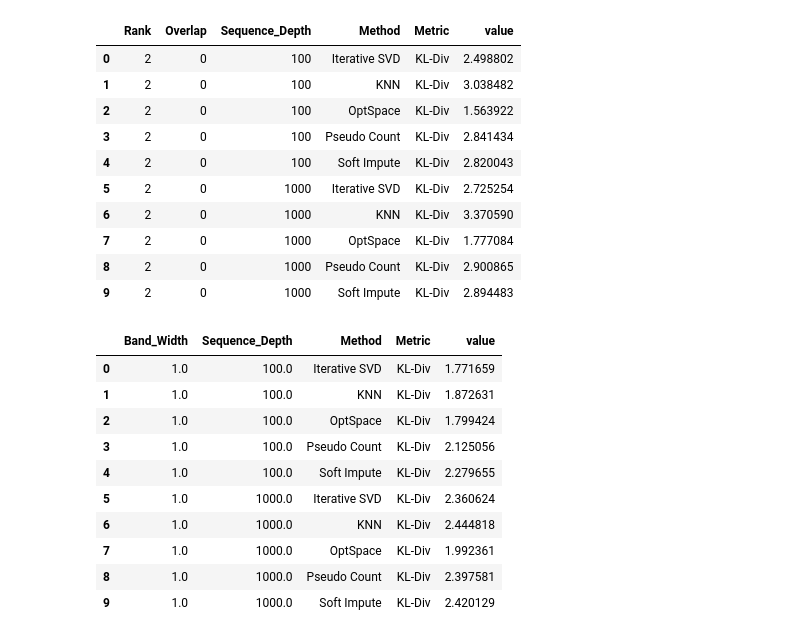
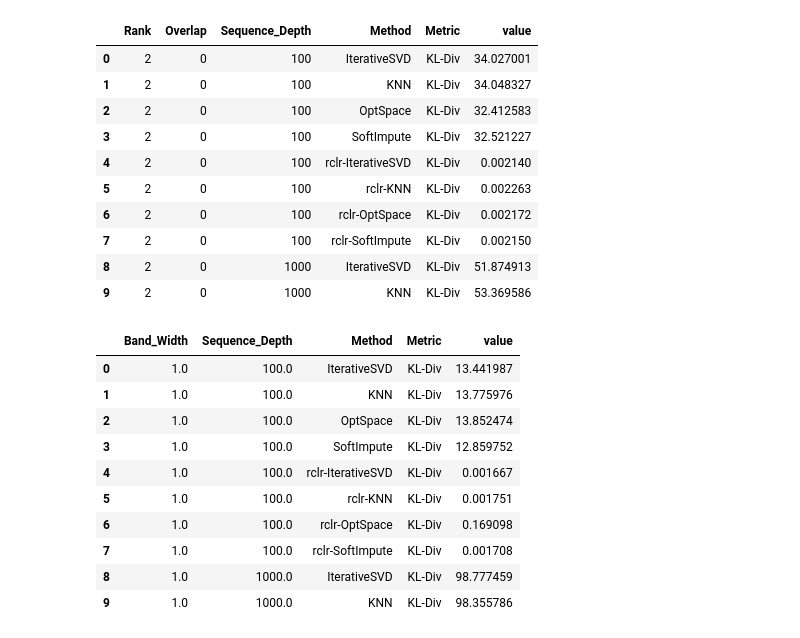
Before and after one commit to biocore/DEICODE, a Jupyter notebook: Benchmarking/simulations.ipynb, the cells around one changed output. Saved outputs shown, nothing was run; the diff lists cells and outputs as text; code cells hidden in the pictures.

```diff
--- a/Benchmarking/simulations.ipynb
+++ b/Benchmarking/simulations.ipynb
@@ -15,29 +0,0 @@ def display_side_by_side(*args):
-# %%
-
-#import and view results from simuilation
-cluster_results=pd.read_csv('cluster_models/results.csv')
-gradient_results=pd.read_csv('gradient_models/results.csv')
-display_side_by_side(cluster_results.head(10),gradient_results.head(10))
-# %% [output]
-|  | Rank | Overlap | Sequence_Depth | Method | Metric | value |
-| 0 | 2 | 0 | 100 | Iterative SVD | KL-Div | 2.498802 |
-| 1 | 2 | 0 | 100 | KNN | KL-Div | 3.038482 |
-| 2 | 2 | 0 | 100 | OptSpace | KL-Div | 1.563922 |
-| 3 | 2 | 0 | 100 | Pseudo Count | KL-Div | 2.841434 |
-| 4 | 2 | 0 | 100 | Soft Impute | KL-Div | 2.820043 |
-| 5 | 2 | 0 | 1000 | Iterative SVD | KL-Div | 2.725254 |
-| 6 | 2 | 0 | 1000 | KNN | KL-Div | 3.370590 |
-| 7 | 2 | 0 | 1000 | OptSpace | KL-Div | 1.777084 |
-| 8 | 2 | 0 | 1000 | Pseudo Count | KL-Div | 2.900865 |
-| 9 | 2 | 0 | 1000 | Soft Impute | KL-Div | 2.894483 |
-|  | Band_Width | Sequence_Depth | Method | Metric | value |
-| 0 | 1.0 | 100.0 | Iterative SVD | KL-Div | 1.771659 |
-| 1 | 1.0 | 100.0 | KNN | KL-Div | 1.872631 |
-| 2 | 1.0 | 100.0 | OptSpace | KL-Div | 1.799424 |
-| 3 | 1.0 | 100.0 | Pseudo Count | KL-Div | 2.125056 |
-| 4 | 1.0 | 100.0 | Soft Impute | KL-Div | 2.279655 |
-| 5 | 1.0 | 1000.0 | Iterative SVD | KL-Div | 2.360624 |
-| 6 | 1.0 | 1000.0 | KNN | KL-Div | 2.444818 |
-| 7 | 1.0 | 1000.0 | OptSpace | KL-Div | 1.992361 |
-| 8 | 1.0 | 1000.0 | Pseudo Count | KL-Div | 2.397581 |
-| 9 | 1.0 | 1000.0 | Soft Impute | KL-Div | 2.420129 |
@@ -43,0 +68,40 @@ display_side_by_side(cluster_results.head(10),gradient_results.head(10))
+# %%
+#import a few ordinations to plot
+clust=['2_20_1000_PCA','2_20_1000_RPCA',
+     '2_20_2000_PCA','2_20_2000_RPCA']
+clustord=pd.concat({tuple(x.split('_')):pd.read_csv('cluster_models/ordination/'+x+'.csv',
+                                                   index_col=0) for x in clust},axis=0)[['PC1','PC2']]
+
+grad=['1.0_1000.0_PCA','1.0_1000.0_RPCA',
+     '1.0_2000.0_PCA','1.0_2000.0_RPCA']
+gradord=pd.concat({tuple(x.split('_')):pd.read_csv('gradient_models/ordination/'+x+'.csv',
+                                                  index_col=0) for x in grad},axis=0)[['PC1','PC2']]
+
+
+#import and view results from simuilation
+cluster_results=pd.read_csv('cluster_models/results.csv')
+gradient_results=pd.read_csv('gradient_models/results.csv')
+display_side_by_side(cluster_results.head(10),gradient_results.head(10))
+# %% [output]
+|  | Rank | Overlap | Sequence_Depth | Method | Metric | value |
+| 0 | 2 | 0 | 100 | IterativeSVD | KL-Div | 34.027001 |
+| 1 | 2 | 0 | 100 | KNN | KL-Div | 34.048327 |
+| 2 | 2 | 0 | 100 | OptSpace | KL-Div | 32.412583 |
+| 3 | 2 | 0 | 100 | SoftImpute | KL-Div | 32.521227 |
+| 4 | 2 | 0 | 100 | rclr-IterativeSVD | KL-Div | 0.002140 |
+| 5 | 2 | 0 | 100 | rclr-KNN | KL-Div | 0.002263 |
+| 6 | 2 | 0 | 100 | rclr-OptSpace | KL-Div | 0.002172 |
+| 7 | 2 | 0 | 100 | rclr-SoftImpute | KL-Div | 0.002150 |
+| 8 | 2 | 0 | 1000 | IterativeSVD | KL-Div | 51.874913 |
+| 9 | 2 | 0 | 1000 | KNN | KL-Div | 53.369586 |
+|  | Band_Width | Sequence_Depth | Method | Metric | value |
+| 0 | 1.0 | 100.0 | IterativeSVD | KL-Div | 13.441987 |
+| 1 | 1.0 | 100.0 | KNN | KL-Div | 13.775976 |
+| 2 | 1.0 | 100.0 | OptSpace | KL-Div | 13.852474 |
+| 3 | 1.0 | 100.0 | SoftImpute | KL-Div | 12.859752 |
+| 4 | 1.0 | 100.0 | rclr-IterativeSVD | KL-Div | 0.001667 |
+| 5 | 1.0 | 100.0 | rclr-KNN | KL-Div | 0.001751 |
+| 6 | 1.0 | 100.0 | rclr-OptSpace | KL-Div | 0.169098 |
+| 7 | 1.0 | 100.0 | rclr-SoftImpute | KL-Div | 0.001708 |
+| 8 | 1.0 | 1000.0 | IterativeSVD | KL-Div | 98.777459 |
+| 9 | 1.0 | 1000.0 | KNN | KL-Div | 98.355786 |
```
Also changed, not shown: parts of 4 cells of this notebook, 24 other files.
